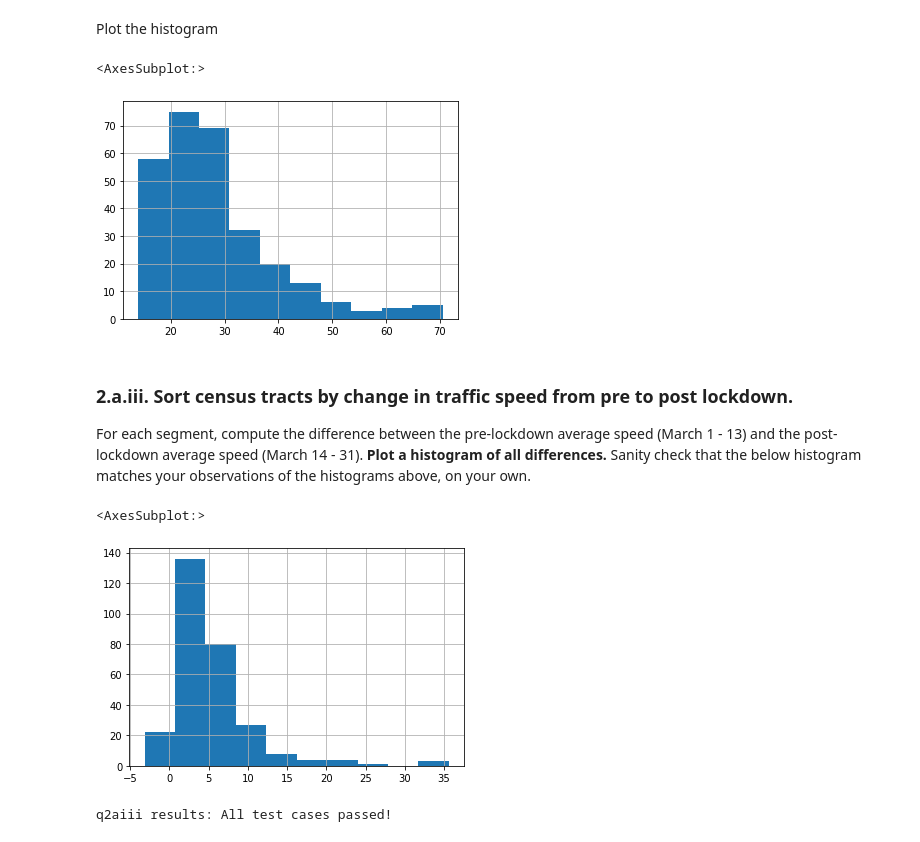
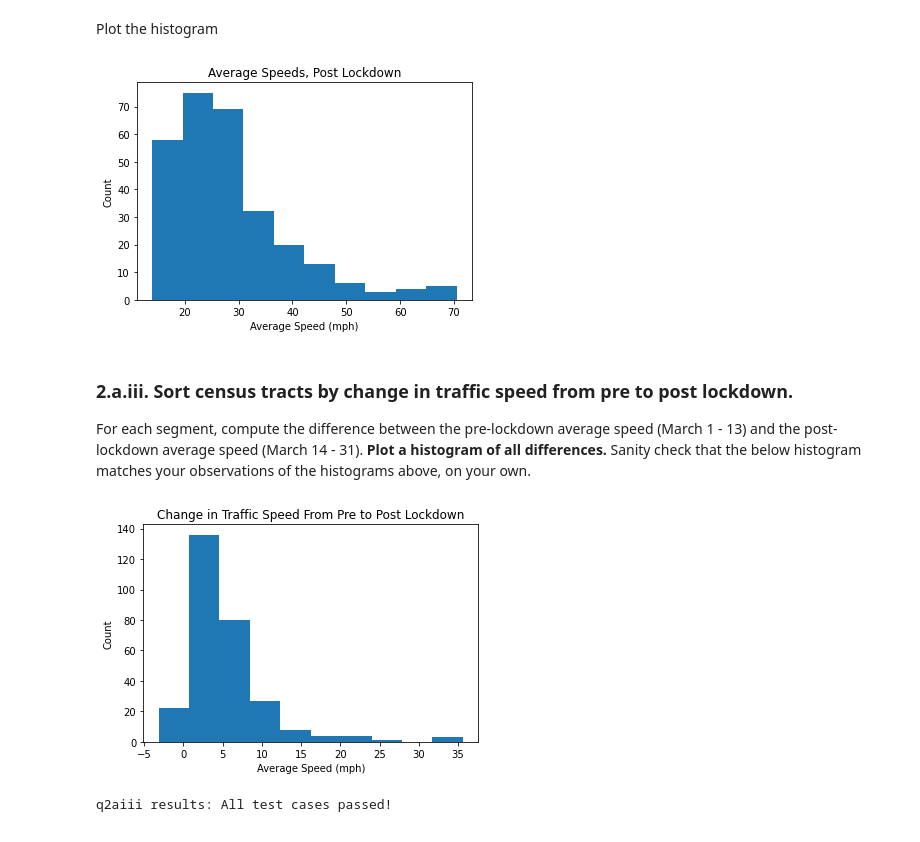
Before and after one commit to JerryPan2718/Traffic-EDA, a Jupyter notebook: Traffic_part1.ipynb, the cells around one changed output. Cells and saved outputs as stored; diff of their text form; code cells hidden in the pictures.

```diff
--- a/Traffic_part1.ipynb
+++ b/Traffic_part1.ipynb
@@ -823,10 +843,11 @@ points: 1
 manual: True
 -->
 # %%
-averages_post.hist()
+ax = averages_post.plot(kind='hist', title='Average Speeds, Post Lockdown')
+ax.set_xlabel("Average Speed (mph)")
+ax.set_ylabel("Count");
 # %% [output]
-<AxesSubplot:>
-[figure, old version]
+[figure, new version]
 # %% [markdown]
 <!-- END QUESTION -->
 
@@ -847,10 +868,11 @@ manual: True
 # MOVEMENT_ID.
 differences = averages_post - averages_pre
 # plot the differences
-differences.hist()
+ax = differences.plot(kind='hist', title='Change in Traffic Speed From Pre to Post Lockdown')
+ax.set_xlabel("Average Speed (mph)")
+ax.set_ylabel("Count");
 # %% [output]
-<AxesSubplot:>
-[figure, old version]
+[figure, new version]
 # %%
 grader.check("q2aiii")
 # %% [output]
```
Also changed, not shown: parts of 11 cells of this notebook.
